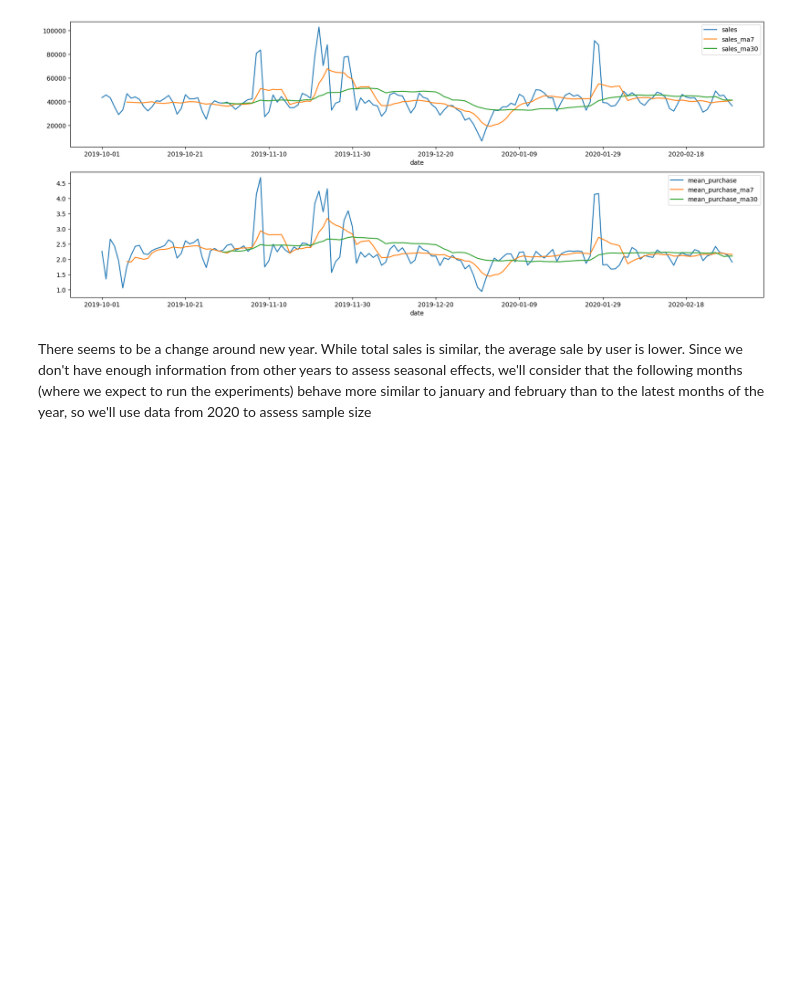
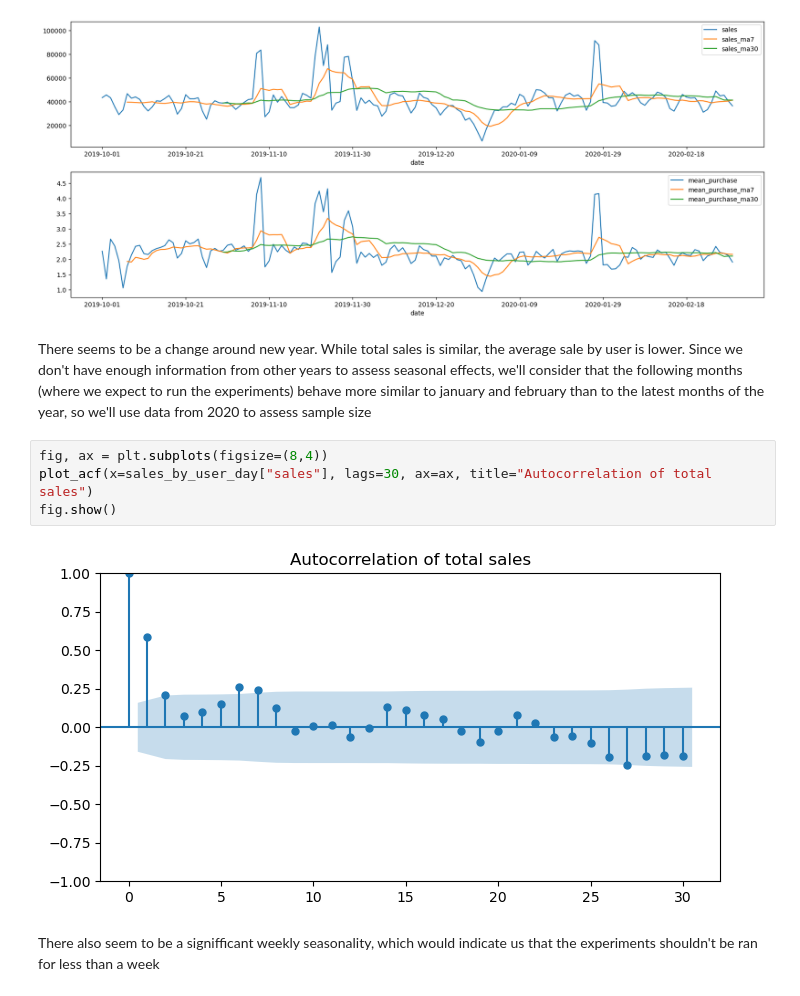
Before and after one commit to Bati-bot/Design-of-experiments-DOE, a Jupyter notebook: users_and_variance.ipynb, the cells around one changed output. Drawn from its saved outputs; the diff is of its cells as text; blank space fills up the shorter version.

Commit message:
Add autocorrelation plot to detect seasonality

```diff
--- a/users_and_variance.ipynb
+++ b/users_and_variance.ipynb
@@ -153,3 +155,11 @@ sales_by_user_day.plot(x="date", y=["mean_purchase", "mean_purchase_ma7", "mean_
 [figure]
 # %% [markdown]
 There seems to be a change around new year. While total sales is similar, the average sale by user is lower. Since we don't have enough information from other years to assess seasonal effects, we'll consider that the following months (where we expect to run the experiments) behave more similar to january and february than to the latest months of the year, so we'll use data from 2020 to assess sample size
+# %%
+fig, ax = plt.subplots(figsize=(8,4))
+plot_acf(x=sales_by_user_day["sales"], lags=30, ax=ax, title="Autocorrelation of total sales")
+fig.show()
+# %% [output]
+[figure, added]
+# %% [markdown]
+There also seem to be a signifficant weekly seasonality, which would indicate us that the experiments shouldn't be ran for less than a week
```
Also changed, not shown: parts of 1 cell of this notebook.
